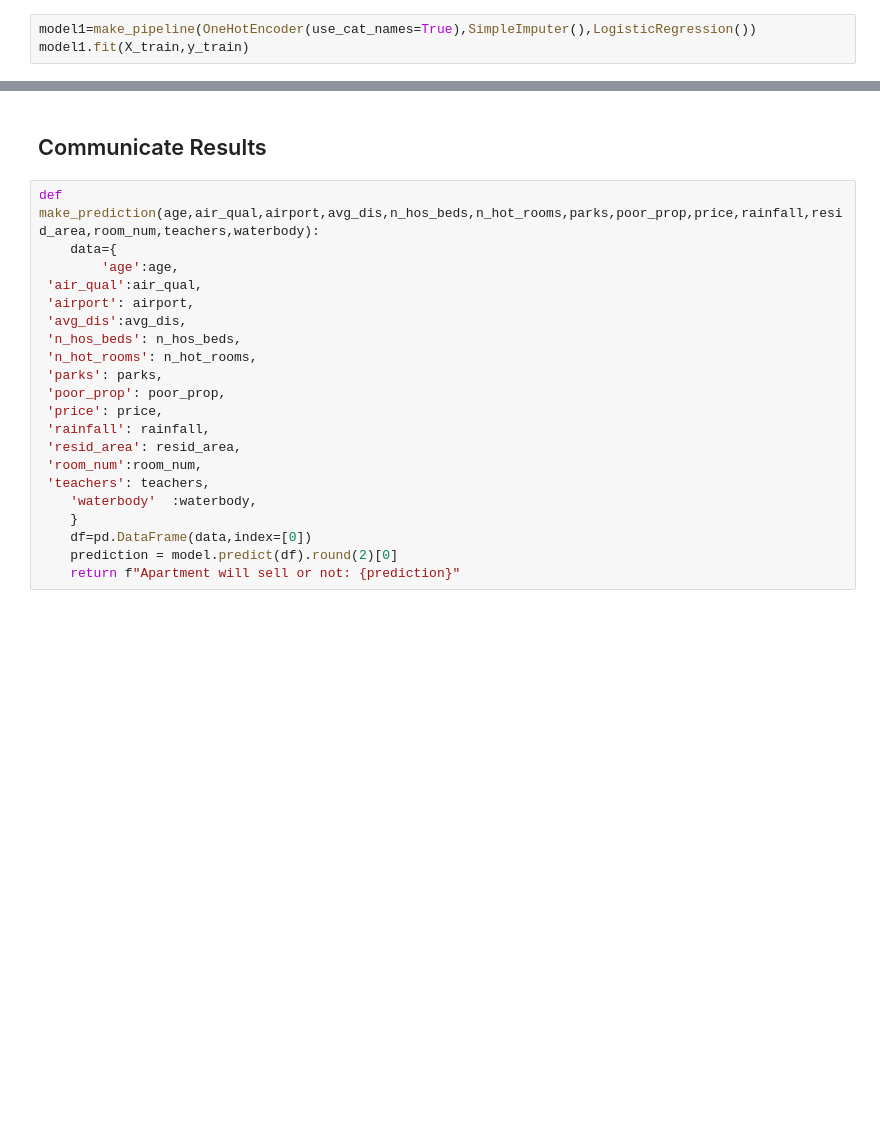
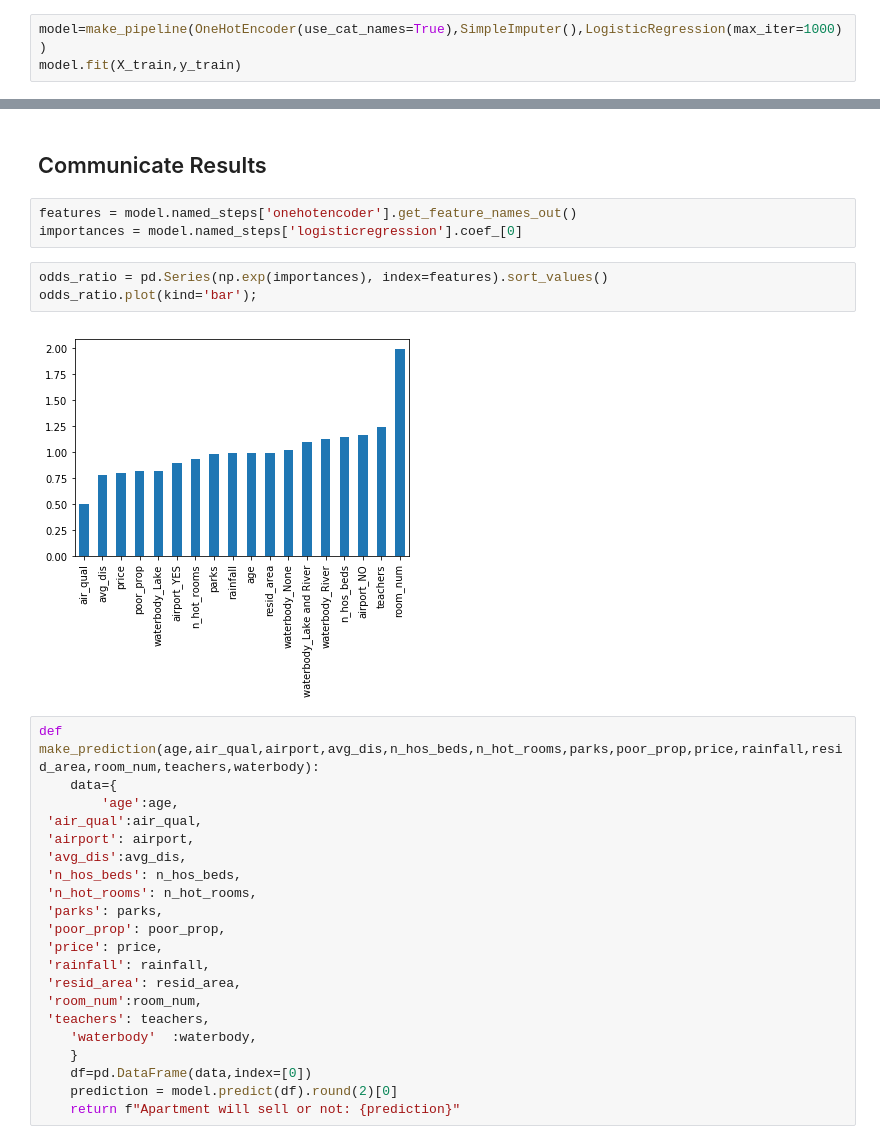
Before and after one commit to ejpallippurath/apartment-sales, a Jupyter notebook: predicting_house_sales.ipynb, the cells around one changed output, grey strips where cells are left out. Cells and saved outputs as stored; diff of their text form; blank space fills up the shorter version.

```diff
--- a/predicting_house_sales.ipynb
+++ b/predicting_house_sales.ipynb
@@ -147,6 +145,6 @@ Baseline MAE: 0.49
 # %% [markdown]
 ### Iterate
 # %%
-model1=make_pipeline(OneHotEncoder(use_cat_names=True),SimpleImputer(),LogisticRegression())
-model1.fit(X_train,y_train)
+model=make_pipeline(OneHotEncoder(use_cat_names=True),SimpleImputer(),LogisticRegression(max_iter=1000))
+model.fit(X_train,y_train)
 # %% [output]
@@ -219,5 +166,13 @@ accuracy_score(y_test,y_pred_testing)
 # %% [markdown]
 ## Communicate Results
+# %%
+features = model.named_steps['onehotencoder'].get_feature_names_out()
+importances = model.named_steps['logisticregression'].coef_[0]
+# %%
+odds_ratio = pd.Series(np.exp(importances), index=features).sort_values()
+odds_ratio.plot(kind='bar');
+# %% [output]
+[figure, added]
 # %%
 def make_prediction(age,air_qual,airport,avg_dis,n_hos_beds,n_hot_rooms,parks,poor_prop,price,rainfall,resid_area,room_num,teachers,waterbody):
     data={
```
Also changed, not shown: parts of 14 cells of this notebook.
